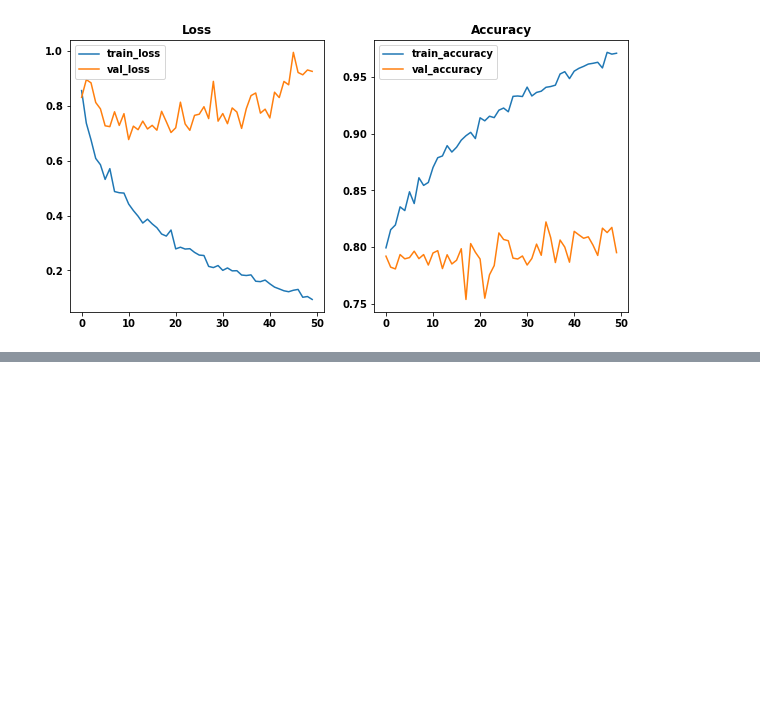
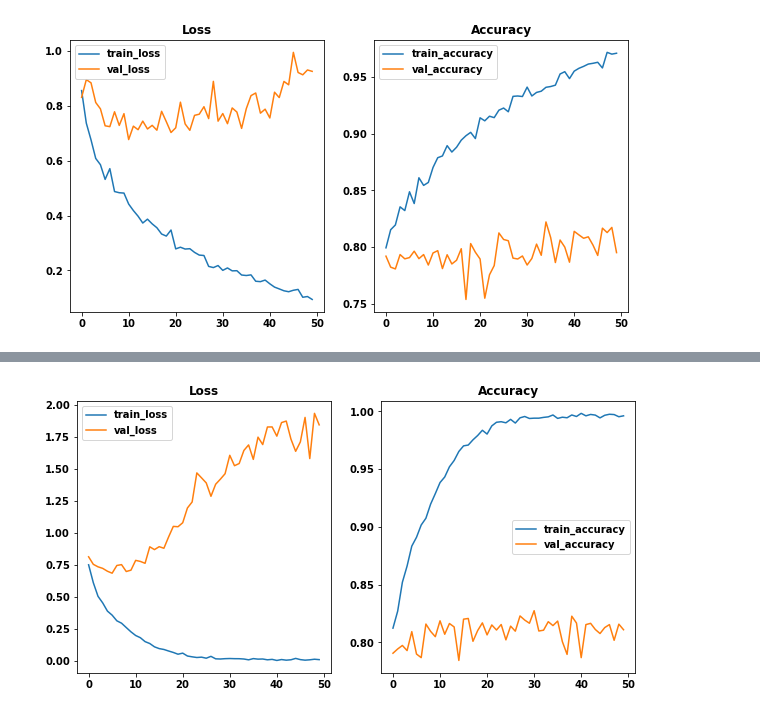
Before and after one commit to ssaeed85/dsc-ph5-MarsTerrainAnomalyDetection, a Jupyter notebook: 02_TensorflowModeling.ipynb, the cells around one changed output, grey strips where cells are left out. Drawn from its saved outputs; the diff is of its cells as text; code cells hidden in the pictures; blank space fills up the shorter version.

Commit message:
2nd 'good' model. No improvement on validation scores.

```diff
--- a/02_TensorflowModeling.ipynb
+++ b/02_TensorflowModeling.ipynb
@@ -152,0 +159,26 @@ display_mode_trainTestGraphs(results)
+# %%
+model = models.Sequential()
+
+model.add(layers.Conv2D(filters=16,
+                       kernel_size=(3,3),
+                       activation='relu',
+                       input_shape=(227,227,1)))
+model.add(layers.MaxPooling2D(2,2))
+
+model.add(layers.Conv2D(32, (3,3), activation='relu'))
+model.add(layers.MaxPooling2D(2,2))
+
+model.add(layers.Conv2D(64, (3,3), activation='relu'))
+model.add(layers.MaxPooling2D(2,2))
+
+model.add(layers.Flatten())
+model.add(layers.Dense(128, activation='relu'))
+model.add(layers.Dense(8, activation='softmax'))
+
+
+model.compile(optimizer=optimizers.Adam(learning_rate=0.001),
+              loss=losses.CategoricalCrossentropy(),
+              metrics=['accuracy'])
+
+
+model.summary()
@@ -152,0 +203,8 @@ display_mode_trainTestGraphs(results)
+# %%
+results = model.fit(train_generator,
+                    steps_per_epoch=150,  # Number of training samples to pull per epoch
+                    epochs=50,  # Number of epochs
+                    validation_data=val_generator,
+                    validation_steps=100,  # Number of validation samples to run validation on
+                    verbose=1
+                    )
@@ -152,0 +229,4 @@ display_mode_trainTestGraphs(results)
+# %%
+display_mode_trainTestGraphs(results)
+# %% [output]
+[figure, added]
```
Also changed, not shown: parts of 6 cells of this notebook.
